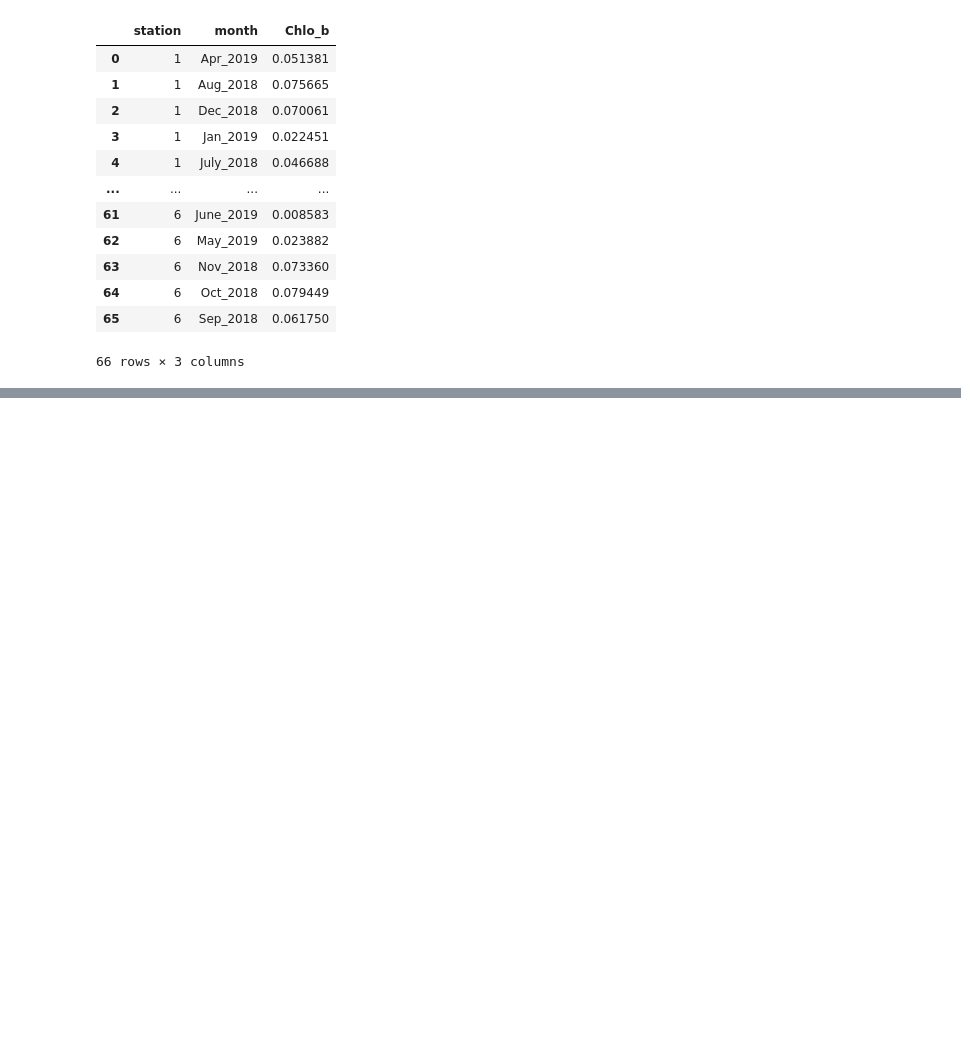
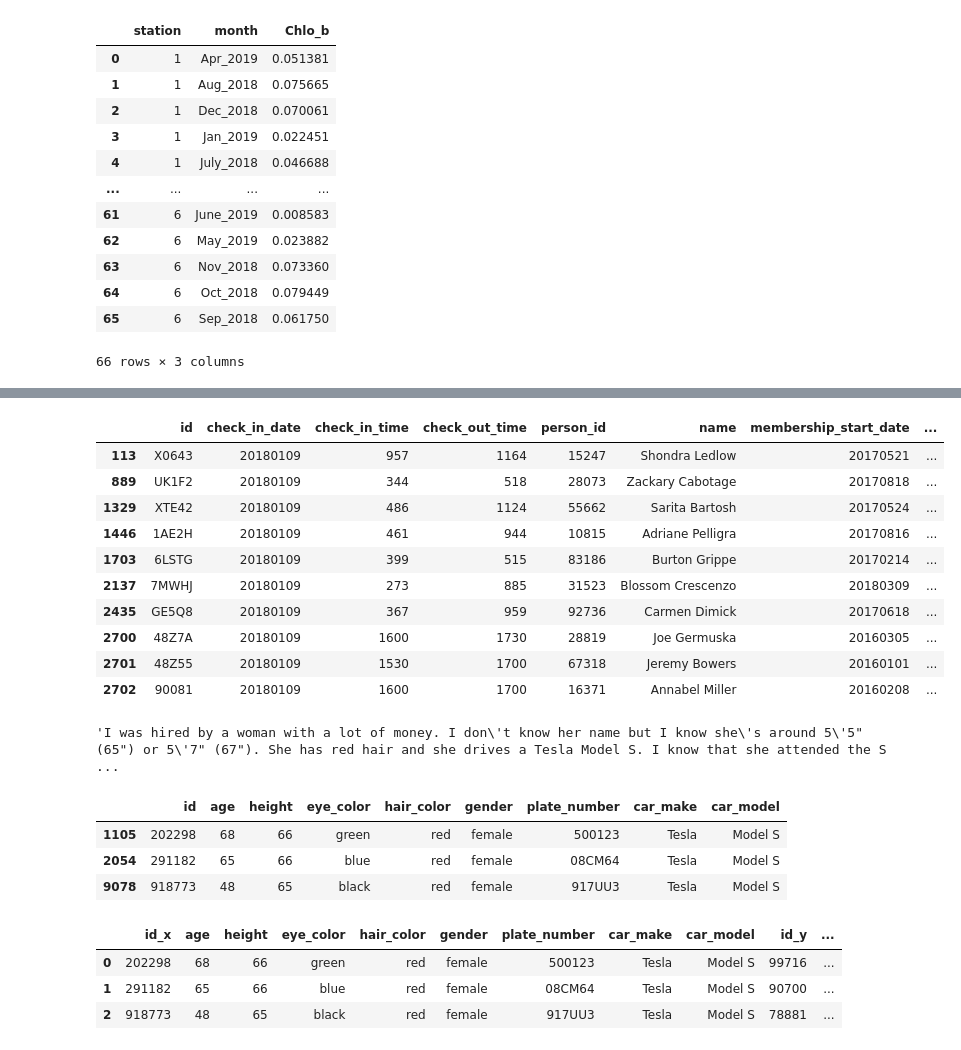
Before and after one commit to Earth15145/Python_dataviz2024, a Jupyter notebook: Midterm_653020219_0.ipynb, the cells around one changed output, grey strips where cells are left out. Saved outputs shown, nothing was run; the diff lists cells and outputs as text; code cells hidden in the pictures; blank space fills up the shorter version.

```diff
--- a/Midterm_653020219_0.ipynb
+++ b/Midterm_653020219_0.ipynb
@@ -116,0 +344,48 @@ chlo_b_pivot
+# %%
+# prompt: the murderon January the 9th.
+# กรองข้อมูล
+crime_result2 = merged_df[(merged_df['check_in_date'] == 20180109)]
+
+# แสดงผลลัพธ์
+crime_result2
+# %% [output]
+|  | id | check_in_date | check_in_time | check_out_time | person_id | name | membership_start_date | ... |
+| 113 | X0643 | 20180109 | 957 | 1164 | 15247 | Shondra Ledlow | 20170521 | ... |
+| 889 | UK1F2 | 20180109 | 344 | 518 | 28073 | Zackary Cabotage | 20170818 | ... |
+| 1329 | XTE42 | 20180109 | 486 | 1124 | 55662 | Sarita Bartosh | 20170524 | ... |
+| 1446 | 1AE2H | 20180109 | 461 | 944 | 10815 | Adriane Pelligra | 20170816 | ... |
+| 1703 | 6LSTG | 20180109 | 399 | 515 | 83186 | Burton Grippe | 20170214 | ... |
+| 2137 | 7MWHJ | 20180109 | 273 | 885 | 31523 | Blossom Crescenzo | 20180309 | ... |
+| 2435 | GE5Q8 | 20180109 | 367 | 959 | 92736 | Carmen Dimick | 20170618 | ... |
+| 2700 | 48Z7A | 20180109 | 1600 | 1730 | 28819 | Joe Germuska | 20160305 | ... |
+| 2701 | 48Z55 | 20180109 | 1530 | 1700 | 67318 | Jeremy Bowers | 20160101 | ... |
+| 2702 | 90081 | 20180109 | 1600 | 1700 | 16371 | Annabel Miller | 20160208 | ... |
+# %%
+# prompt: หา transcrip ของ Jeremy Bowers
+
+# หา person_id ของ Jeremy Bowers
+jeremy_person_id = person_df[person_df['name'] == 'Jeremy Bowers']['id'].values[0]
+
+# กรองข้อมูล interview_df เพื่อหา transcript ของ Jeremy Bowers
+jeremy_interview = interview_df[interview_df['person_id'] == jeremy_person_id]['transcript'].values[0]
+
+# แสดง transcript ของ Jeremy Bowers
+jeremy_interview
+# %% [output]
+'I was hired by a woman with a lot of money. I don\'t know her name but I know she\'s around 5\'5" (65") or 5\'7" (67"). She has red hair and she drives a Tesla Model S. I know that she attended the S ...
+# %%
+woman = drivers_license_df[ (drivers_license_df['height'] >= 65) & (drivers_license_df['height'] <= 67) & (drivers_license_df['hair_color'] == 'red') & (drivers_license_df['car_make'] == 'Tesla') & (drivers_license_df['car_model'] == 'Model S') & (drivers_license_df['gender'] == 'female')]
+woman
+# %% [output]
+|  | id | age | height | eye_color | hair_color | gender | plate_number | car_make | car_model |
+| 1105 | 202298 | 68 | 66 | green | red | female | 500123 | Tesla | Model S |
+| 2054 | 291182 | 65 | 66 | blue | red | female | 08CM64 | Tesla | Model S |
+| 9078 | 918773 | 48 | 65 | black | red | female | 917UU3 | Tesla | Model S |
+# %%
+woman_person_df = pd.merge(woman,person_df, left_on='id', right_on='license_id')
+woman_person_df
+# %% [output]
+|  | id_x | age | height | eye_color | hair_color | gender | plate_number | car_make | car_model | id_y | ... |
+| 0 | 202298 | 68 | 66 | green | red | female | 500123 | Tesla | Model S | 99716 | ... |
+| 1 | 291182 | 65 | 66 | blue | red | female | 08CM64 | Tesla | Model S | 90700 | ... |
+| 2 | 918773 | 48 | 65 | black | red | female | 917UU3 | Tesla | Model S | 78881 | ... |
```
Also changed, not shown: parts of 27 cells of this notebook.
